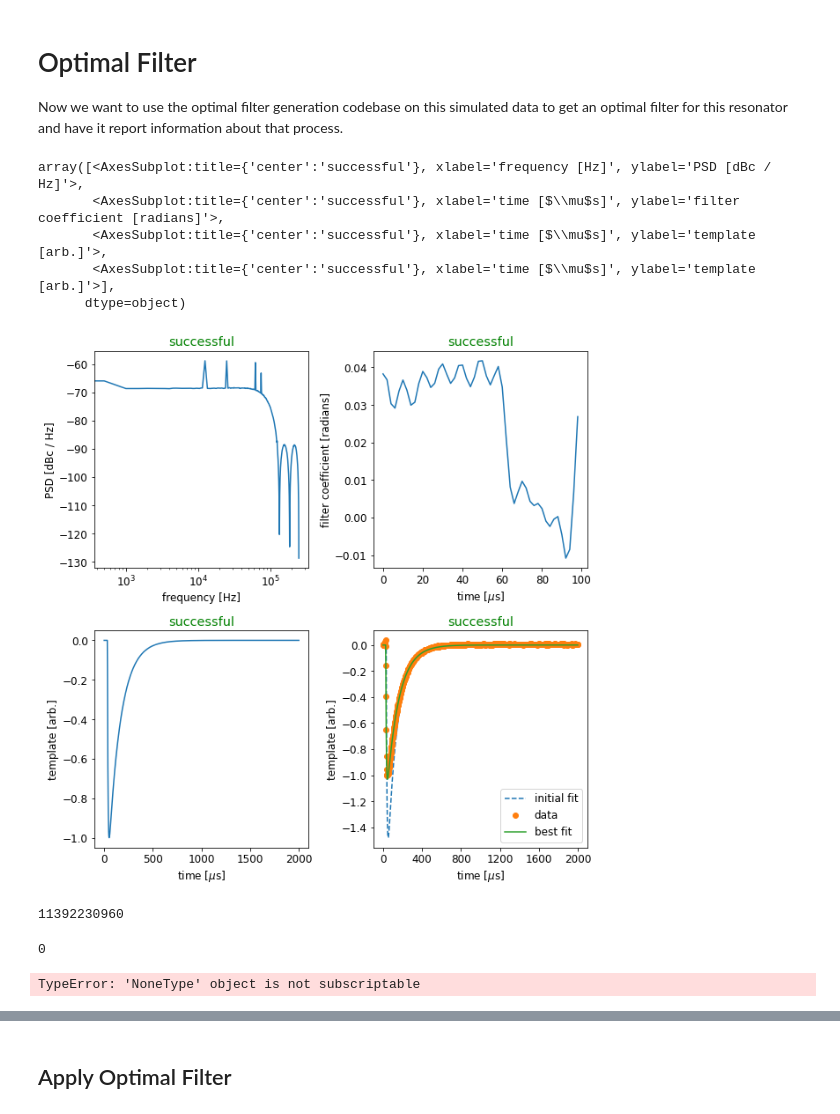
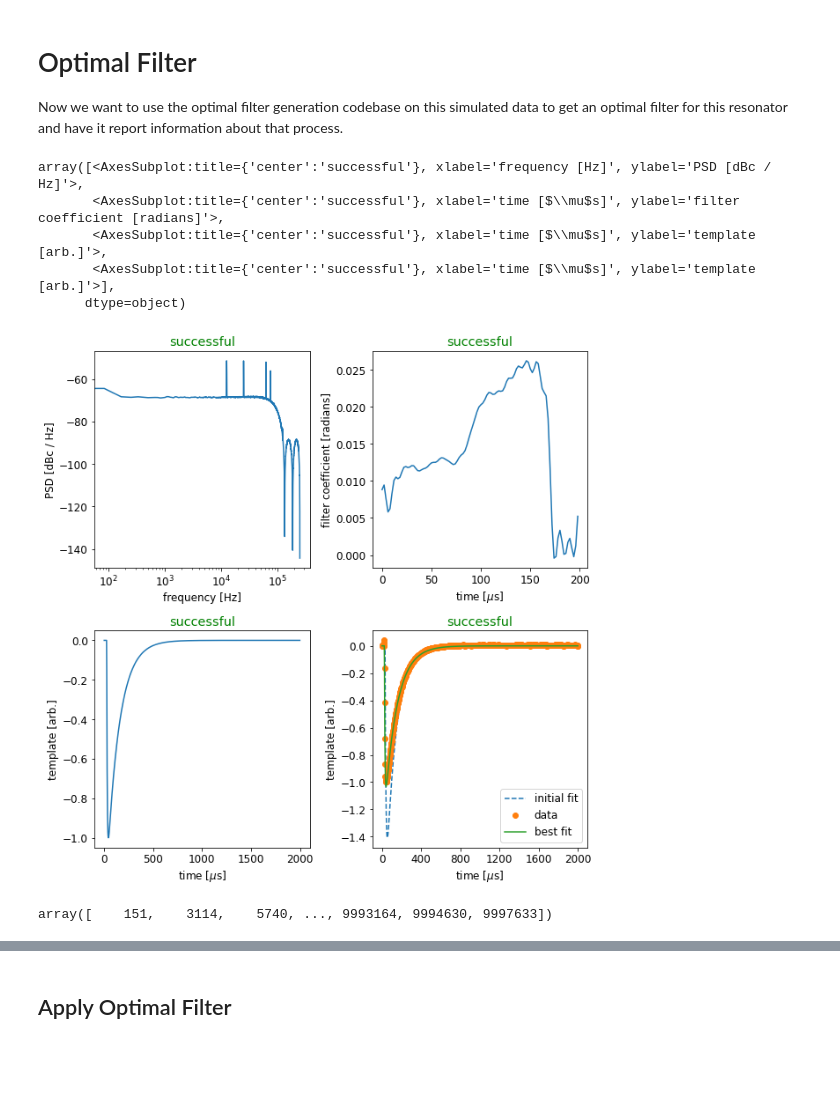
Before and after one commit to MazinLab/MKIDReadoutAnalysis, a Jupyter notebook: Example.ipynb, the cells around one changed output, grey strips where cells are left out. Cells and saved outputs as stored; diff of their text form; code cells hidden in the pictures; blank space fills up the shorter version.

Commit message:
Noise data input sort of working but produces lower R than pulse data...

```diff
--- a/Example.ipynb
+++ b/Example.ipynb
@@ -201,59 +203,39 @@ cfg.registerfromkvlist((('dt', 2e-6),
 ('summary_plot', True),
 ('pulses.unwrap', False),
 ('pulses.fallback_template', 'default'),
 ('pulses.ntemplate', 1000), # need to set this larger to calculate covariance matrix in the time domain "accurately" for the number of selected filter coefficients
 ('pulses.offset', 20),
 ('pulses.threshold', 4),
 ('pulses.separation', 50),
 ('pulses.min_pulses', 500),
-('noise.nwindow', 1000),
+('noise.nwindow', 6000), #1000
 ('noise.isolation', 100),
-('noise.max_noise', 2000),
+('noise.max_noise', 1000), #2000
 ('template.percent', 80),
 ('template.cutoff', .2),
 ('template.min_tau', 5),
 ('template.max_tau', 100),
 ('template.fit', 'triple_exponential'),
 ('filter.filter_type',  'wiener'),
-('filter.nfilter', 50), # for messing around this should be closer to 1000 and ntemplate should be increased to be 5-10x nfilter
+('filter.nfilter', 100), # for messing around this should be closer to 1000 and ntemplate should be increased to be 5-10x nfilter
                         # need to make sure filter is periodic and this gets hard when the filter is short
 ('filter.normalize', True)), namespace='')
 
-ofc = Calculator(fine_channel,  config=cfg, name='simulated')
+ofc = Calculator(fine_channel, noise, config=cfg, name='simulated')
 
 ofc.calculate(clear=False)
 
 ofc.plot()
 # ofc.result["filter"]
 # probably need 2 or 3 thousand pulses to average to get rid of noise if you do't want to fit the template
 # %% [output]
 array([<AxesSubplot:title={'center':'successful'}, xlabel='frequency [Hz]', ylabel='PSD [dBc / Hz]'>,
        <AxesSubplot:title={'center':'successful'}, xlabel='time [$\\mu$s]', ylabel='filter coefficient [radians]'>,
        <AxesSubplot:title={'center':'successful'}, xlabel='time [$\\mu$s]', ylabel='template [arb.]'>,
        <AxesSubplot:title={'center':'successful'}, xlabel='time [$\\mu$s]', ylabel='template [arb.]'>],
       dtype=object)
-[figure, old version]
+[figure, new version]
 # %%
-ofc.result['pulses'][ofc.result['mask']].sum()
-# ofc.default_template =
+ofc.result["pulses"]
 # %% [output]
-11392230960
+array([    151,    3114,    5740, ..., 9993164, 9994630, 9997633])
-# %%
-flags = {'not_started': 0,  # calculation has not been started.
-           'pulses_computed': 1,  # finished finding the pulses.
-           'noise_computed': 2,  # finished the noise calculation.
-           'template_computed': 4,  # finished the template calculation.
-           'filter_computed': 8,  # finished the filter calculation.
-           'bad_pulses': 16,  # not enough pulses found satisfying the configuration conditions.
-           'bad_noise': 32,  # noise calculation failed. Assuming white noise.
-           'bad_template': 64,  # template calculation failed. Using the fallback template.
-           'bad_template_fit': 128,  # the template fit failed. Using the raw data.
-           'bad_filter': 256}  # filter calculation failed. Using the template as a filter.
-ofc = Calculator(fine_channel,  config=cfg, name='simulated')
-ofc.result['flag'] & flags['template_computed']
-# %% [output]
-0
-# %%
-template = ofc._average_pulses(ofc.phase - np.median(ofc.phase), ofc.result['pulses'], ofc.result['mask'])
-# %% [output]
-TypeError: 'NoneType' object is not subscriptable
```
Also changed, not shown: parts of 24 cells of this notebook, 1 other file.
